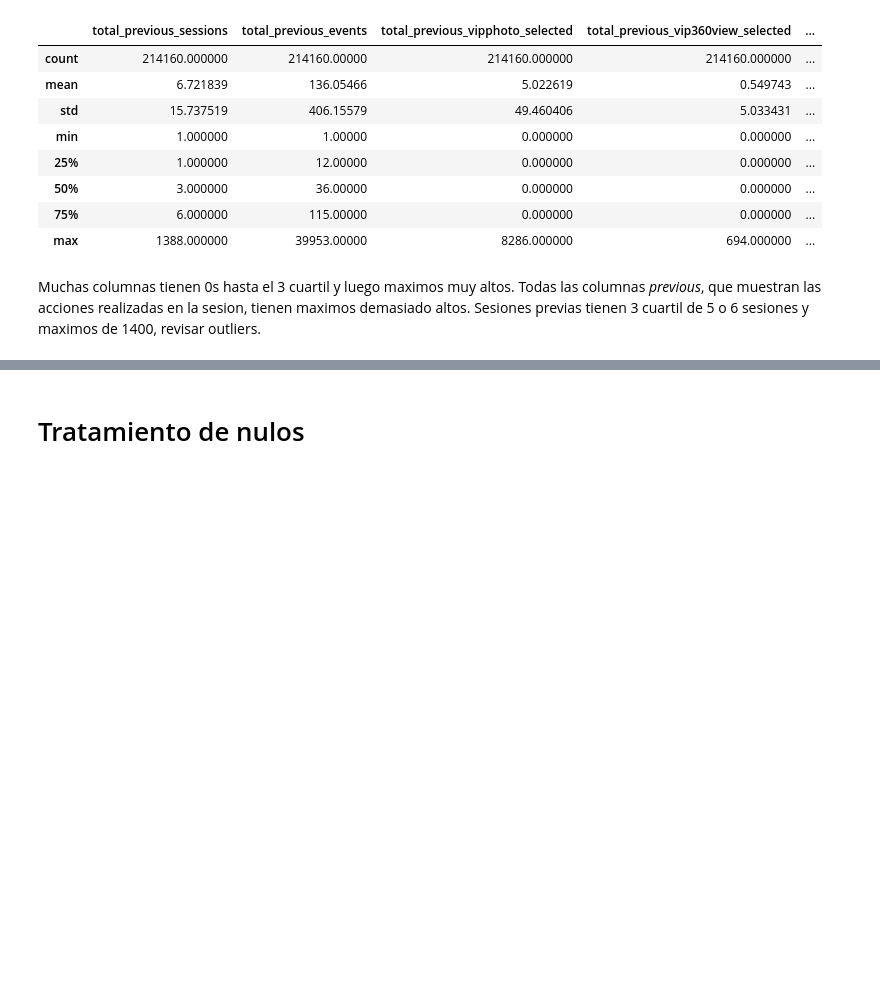
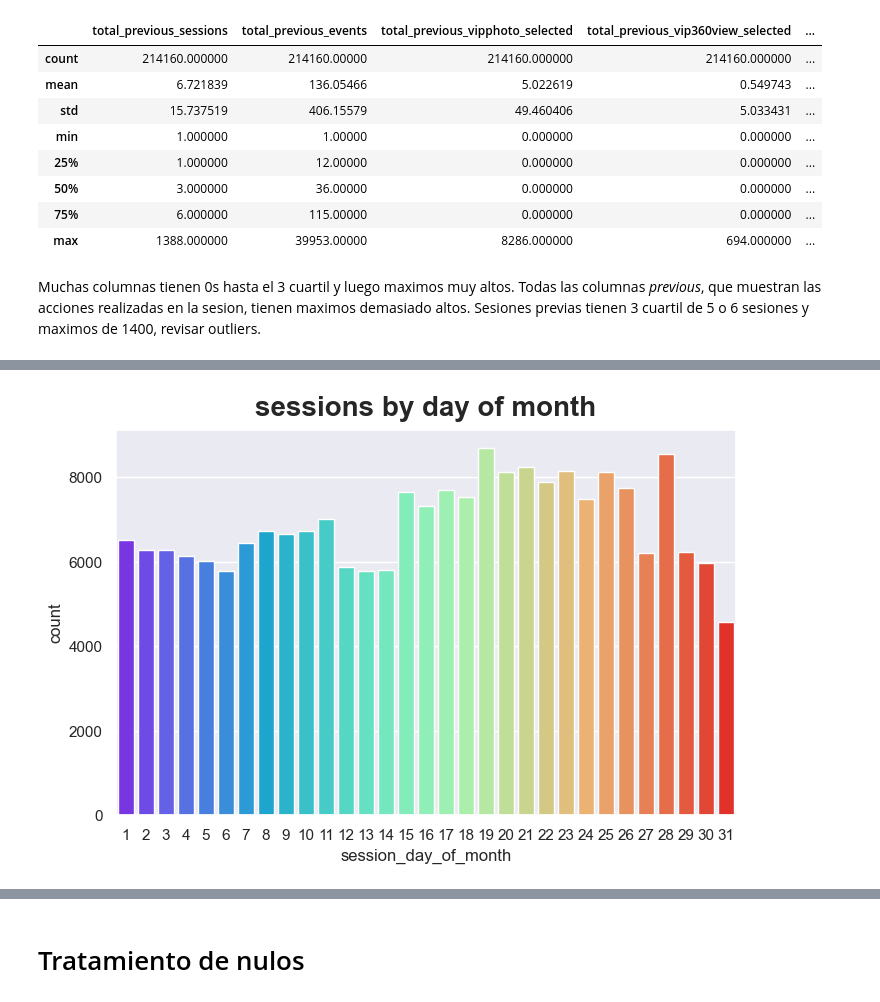
Before and after one commit to adilelle1/navegacion_web_poo, a Jupyter notebook: navegacion_web.ipynb, the cells around one changed output, grey strips where cells are left out. Drawn from its saved outputs; the diff is of its cells as text; code cells hidden in the pictures; blank space fills up the shorter version.

```diff
--- a/navegacion_web.ipynb
+++ b/navegacion_web.ipynb
@@ -180,0 +373,6 @@ data[['min_session_time','date_short','date']]
+# %%
+g = sns.countplot(data=data, x='session_day_of_month', palette="rainbow");
+g.set_title('sessions by day of month', fontdict={'fontsize': 20, 'verticalalignment': 'bottom'}, weight='bold')
+sns.set(rc={"figure.figsize": (8, 5)})
+# %% [output]
+[figure, added]
```
Also changed, not shown: parts of 138 cells of this notebook, 2 other files.
